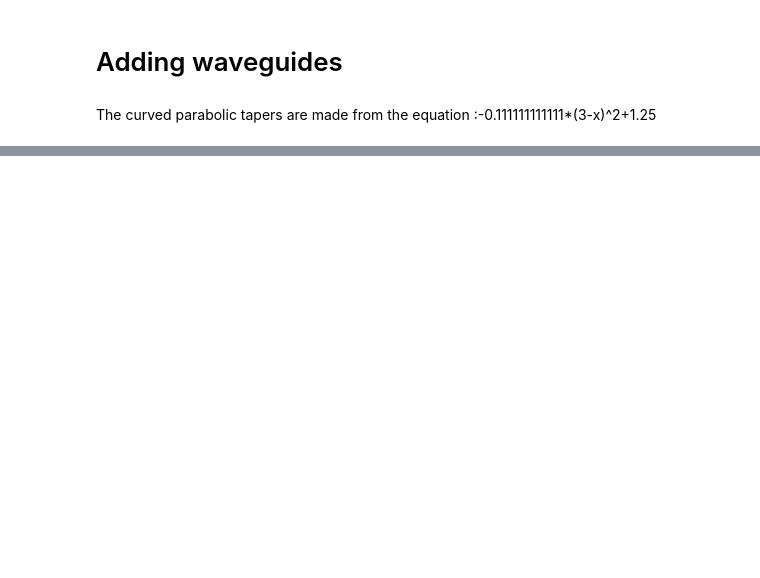
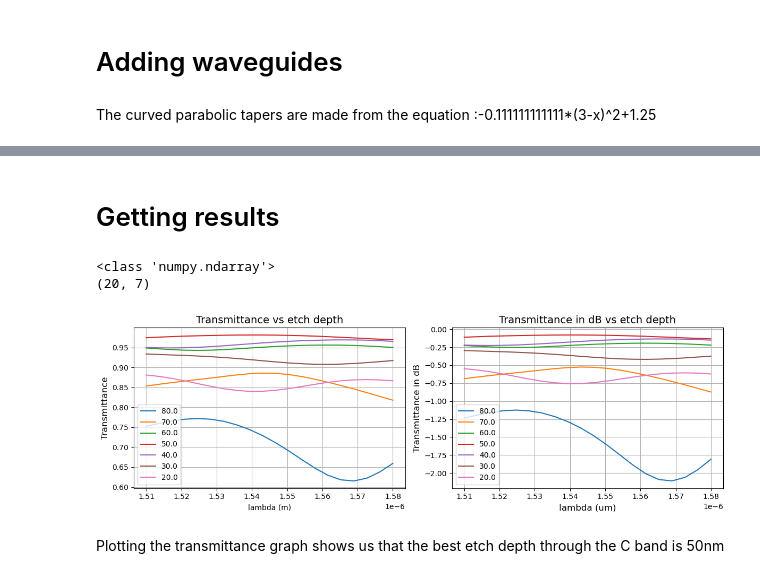
Before and after one commit to ana-ameno/Low-loss-low-cross-talk-crossings-for-silicon-on-insulator-nanophotonic-waveguides-replicate, a Jupyter notebook: final project aj.ipynb, the cells around one changed output, grey strips where cells are left out. Drawn from its saved outputs; the diff is of its cells as text; code cells hidden in the pictures; blank space fills up the shorter version.

```diff
--- a/final project aj.ipynb
+++ b/final project aj.ipynb
@@ -74,5 +85,5 @@ wvg_lenght = 9 * um
 cross_lenght = 6 * um
 shlwetch_width = 800 * nm #the shallow etched final width when it gets to the crossing
 curve_width = 2.5 * um
-shlwetch_depth = 0 * nm
+shlwetch_depth = 50 * nm
 deepetch_depth = 220 * nm
@@ -152,7 +165,7 @@ for i in range(4):
     modeapi.set("material", material_Si)
     modeapi.set("z", wvg_height / 2)
     yspan = wvg_width
-    xspan = 2 * um
+    xspan = 3 * um
 
     if(i<2):
 
@@ -163,10 +176,10 @@ for i in range(4):
         modeapi.addtogroup(dev_layer)
         modeapi.set("name", f"curved taper {str(i + 1)}")
         modeapi.set("material", material_Si)
-        modeapi.set("z", (wvg_height-shlwetch_depth) / 2)
+        modeapi.set("z", (wvg_height/2)-shlwetch_depth)
         modeapi.set("y", modeapi.getnamed(f"{dev_layer}::box", "y"))
         modeapi.set("x", modeapi.getnamed(f"{dev_layer}::box", "x"))
-        modeapi.set("z span", wvg_height-shlwetch_depth)
+        modeapi.set("z span", wvg_height)
         modeapi.set("y span", cross_lenght/2)
         modeapi.set("x span", cross_lenght)
         modeapi.set("create 3D object by","extrusion")
@@ -327,0 +361,2 @@ modeapi.save(filename_var)
+# %%
+nop=21 #number of iterations in the sweep
@@ -374,0 +439,39 @@ modeapi.runsweep(sweep_name)
+# %% [markdown]
+# Getting results
+# %%
+#getting the transmittance result
+T_data = np.abs(modeapi.getsweepdata(sweep_name, 'out transmittance'))
+# %% [output]
+<class 'numpy.ndarray'>
+(20, 7)
+# %%
+# Create x-axis values (assuming equally spaced points)
+x = np.linspace(1.51e-6, 1.58e-6, T_data.shape[0])
+
+fig, axs = plt.subplots(1, 2, figsize=(12, 4))
+for i in range(T_data.shape[1]):
+    axs[0].plot(x, T_data[:, i], label=f'Re(T) Indices: {i + 1}')
+    axs[1].plot(x, 10*np.log10(T_data[:, i]), label=f'Re(T) Indices: {i + 1}')
+
+etch_depth = np.round((np.linspace(80, 20, nop)))
+
+# Graph 1: Transmittance
+axs[0].set_xlabel('lambda (m)',fontsize=12)
+axs[0].set_ylabel('Transmittance', fontsize=12)
+axs[0].set_title('Transmittance vs etch depth', fontsize=14)
+axs[0].grid()
+axs[0].legend(x_values)
+
+# Graph 1: Transmittance in dB
+axs[1].set_xlabel('lambda (um)', fontsize=12)
+axs[1].set_ylabel('Transmittance in dB', fontsize=12)
+axs[1].set_title('Transmittance in dB vs etch depth', fontsize=14)
+axs[1].grid()
+axs[1].legend(x_values)
+
+plt.tight_layout()
+plt.grid(True)
+# %% [output]
+[figure, added]
+# %% [markdown]
+Plotting the transmittance graph shows us that the best etch depth through the C band is 50nm
```
Also changed, not shown: parts of 32 cells of this notebook.
